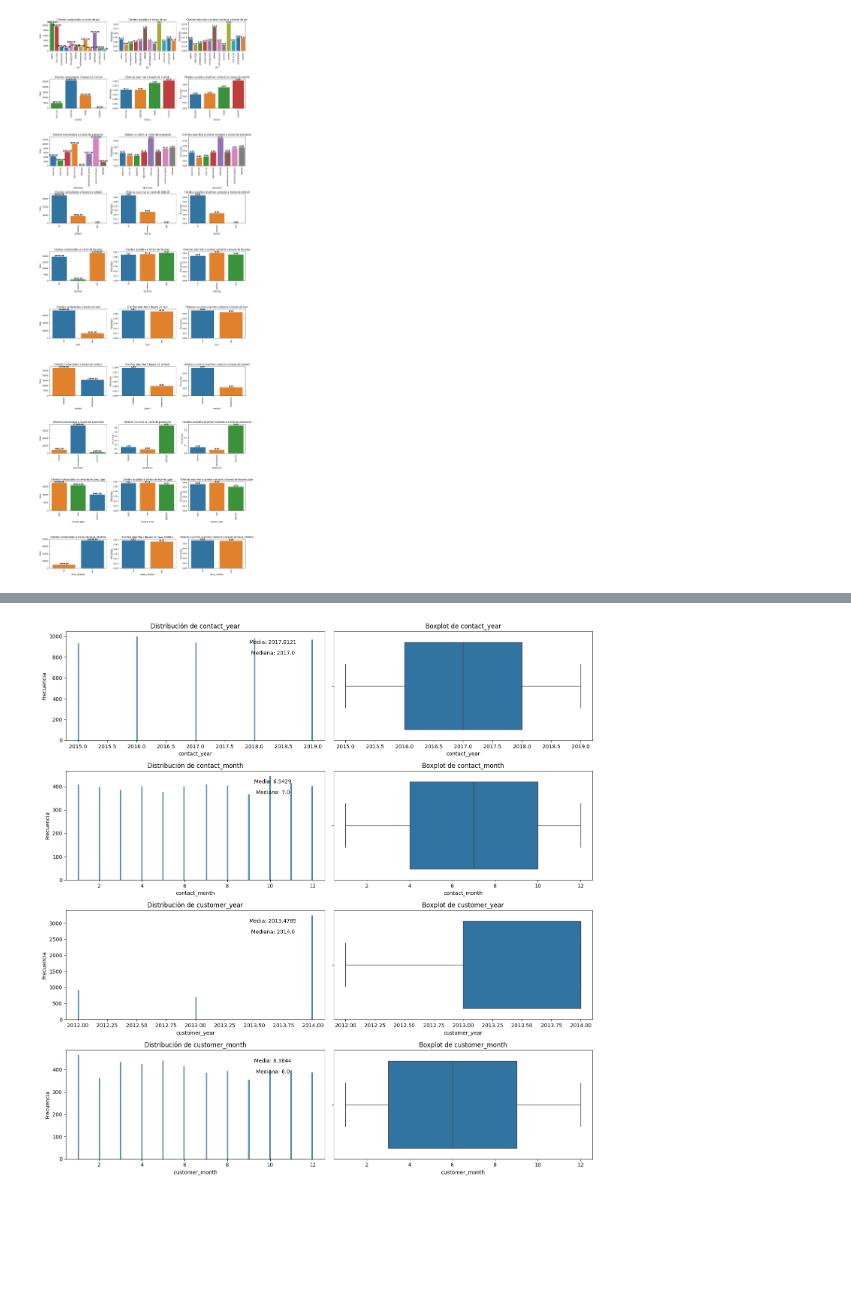
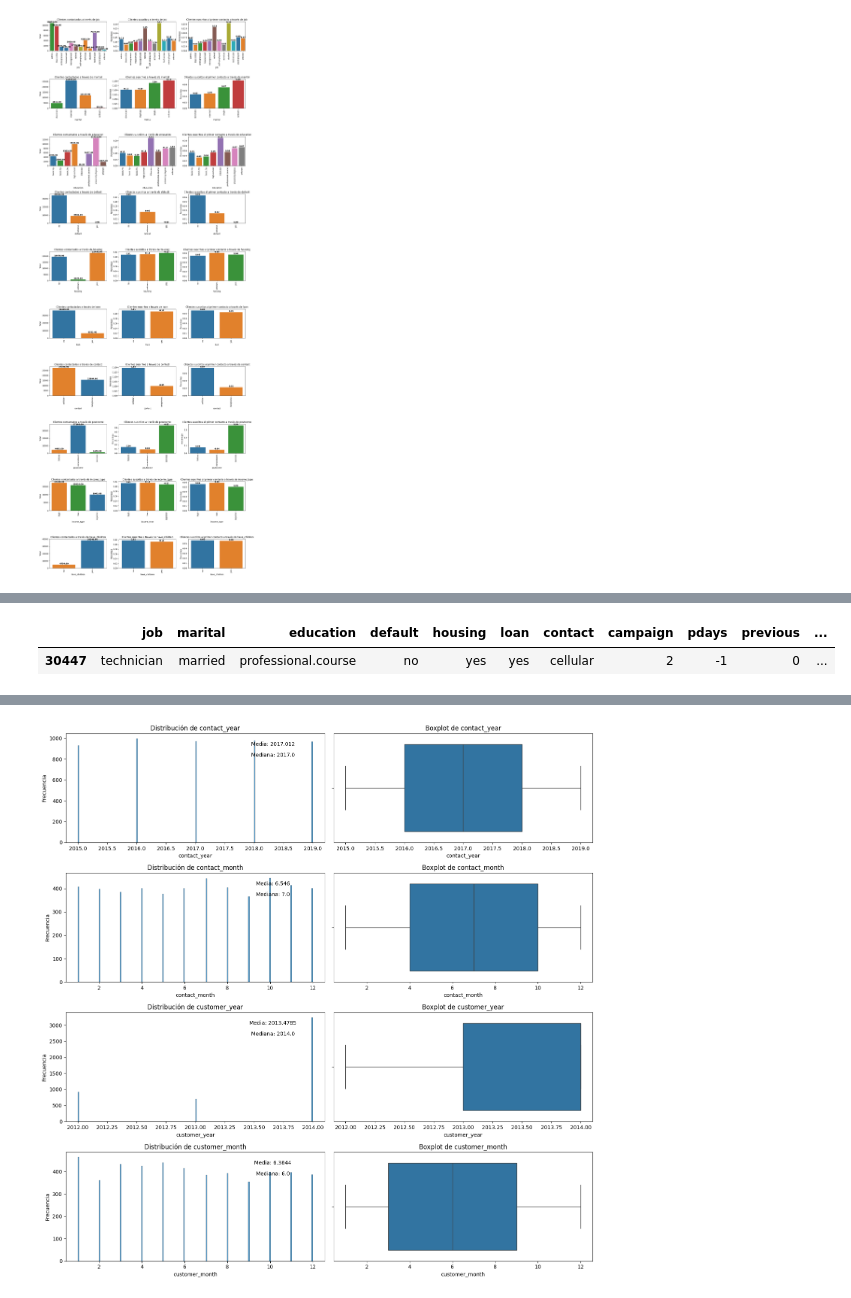
Before and after one commit to SergioSalm/DataProject_ProyectoEDAConPython, a Jupyter notebook: jupyters/5-marketing.ipynb, the cells around one changed output, grey strips where cells are left out. Drawn from its saved outputs; the diff is of its cells as text; code cells hidden in the pictures; blank space fills up the shorter version.

```diff
--- a/jupyters/5-marketing.ipynb
+++ b/jupyters/5-marketing.ipynb
@@ -49,3 +49,9 @@ vis.subplot_col_num(df_yes, col_num)
+# %%
+df_yes = df[df['subscribed'] == 'yes']
+df_yes.sample()
+# %% [output]
+|  | job | marital | education | default | housing | loan | contact | campaign | pdays | previous | ... |
+| 30447 | technician | married | professional.course | no | yes | yes | cellular | 2 | -1 | 0 | ... |
 # %%
 df_first = df[df['FCR'] == 1]
 vis.subplot_col_num(df_first, col_num)
```
Also changed, not shown: parts of 3 cells of this notebook, 10 other files.
